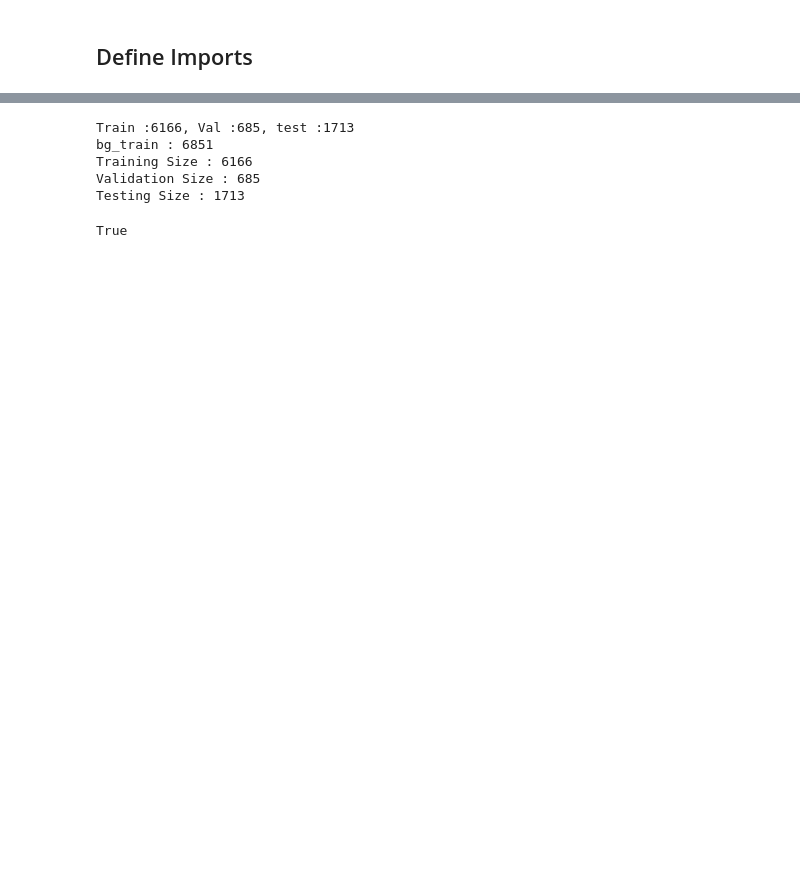
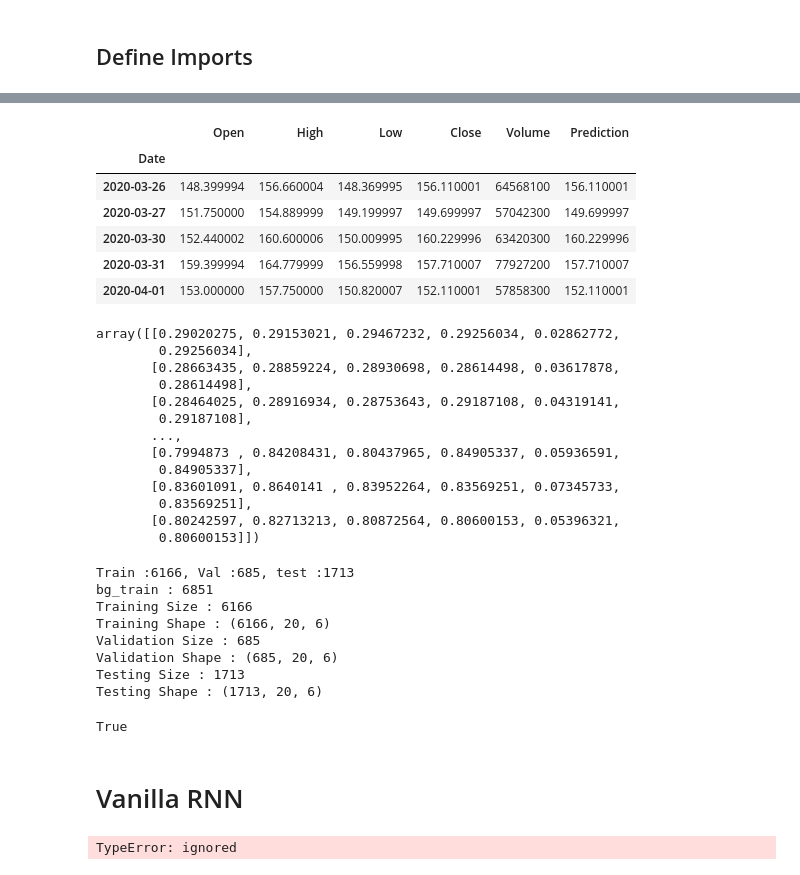
Before and after one commit to Anomaly1702/Ass3_Rnn, a Jupyter notebook: ASS3_RNN.ipynb, the cells around one changed output, grey strips where cells are left out. Cells and saved outputs as stored; diff of their text form; code cells hidden in the pictures; blank space fills up the shorter version.

```diff
--- a/ASS3_RNN.ipynb
+++ b/ASS3_RNN.ipynb
@@ -135,10 +131,64 @@ class Basenet():
+# %%
+# # Indexing Batches
+# train_df = df.sort_values(by=['Date']).copy()
+filtered_df = MSFT.copy()
+# Removing Adjusted Close Column
+filtered_df = filtered_df.drop([ 'Adj Close'], axis=1)
+filtered_df['Prediction'] = filtered_df['Close']
+# Print the tail of the dataframe
+display(filtered_df.tail())
+
+#Using Min-Max scaling to make data more uniform
+
+# Get the number of rows in the data
+# nrows = data_filtered.shape[0]
+
+# # Convert the data to numpy values
+# np_data_unscaled = np.array(data_filtered)
+# np_data = np.reshape(np_data_unscaled, (nrows, -1))
+# print(np_data.shape)
+
+# Transform the data by scaling each feature to a range between 0 and 1
+scaler = MinMaxScaler()
+data_scaled = scaler.fit_transform(filtered_df)
+display(data_scaled[7500:,:])
+# Creating a separate scaler that works on a single column for scaling predictions
+scaler_pred = MinMaxScaler()
+df_Close = pd.DataFrame(filtered_df['Close'])
+np_Close_scaled = scaler_pred.fit_transform(df_Close)
+# %% [output]
+|  | Open | High | Low | Close | Volume | Prediction |
+| Date |  |  |  |  |  |  |
+| 2020-03-26 | 148.399994 | 156.660004 | 148.369995 | 156.110001 | 64568100 | 156.110001 |
+| 2020-03-27 | 151.750000 | 154.889999 | 149.199997 | 149.699997 | 57042300 | 149.699997 |
+| 2020-03-30 | 152.440002 | 160.600006 | 150.009995 | 160.229996 | 63420300 | 160.229996 |
+| 2020-03-31 | 159.399994 | 164.779999 | 156.559998 | 157.710007 | 77927200 | 157.710007 |
+| 2020-04-01 | 153.000000 | 157.750000 | 150.820007 | 152.110001 | 57858300 | 152.110001 |
+array([[0.29020275, 0.29153021, 0.29467232, 0.29256034, 0.02862772,
+        0.29256034],
+       [0.28663435, 0.28859224, 0.28930698, 0.28614498, 0.03617878,
+        0.28614498],
+       [0.28464025, 0.28916934, 0.28753643, 0.29187108, 0.04319141,
+        0.29187108],
+       ...,
+       [0.7994873 , 0.84208431, 0.80437965, 0.84905337, 0.05936591,
+        0.84905337],
+       [0.83601091, 0.8640141 , 0.83952264, 0.83569251, 0.07345733,
+        0.83569251],
+       [0.80242597, 0.82713213, 0.80872564, 0.80600153, 0.05396321,
+        0.80600153]])
 # %%
-l = Basenet()
-l.split_data(MSFT, 20,.2)
+# l = Basenet()
+# l.split_data(data_scaled, 20,.2)
 # %% [output]
 Train :6166, Val :685, test :1713
 bg_train : 6851
 Training Size : 6166
+Training Shape : (6166, 20, 6)
 Validation Size : 685
+Validation Shape : (685, 20, 6)
 Testing Size : 1713
+Testing Shape : (1713, 20, 6)
 True
+# %% [markdown]
+# Vanilla RNN
@@ -144,0 +238,17 @@ True
+# %%
+lstm = LSTM()
+lstm.split_data(data_scaled, 20,.2)
+lstm_model = lstm.LSTM_model()
+history = lstm.train()
+# Plot training & validation loss values
+fig, ax = plt.subplots(figsize=(16, 5), sharex=True)
+sns.lineplot(data=history.history["loss"])
+plt.title("Model loss")
+plt.ylabel("Loss")
+plt.xlabel("Epoch")
+ax.xaxis.set_major_locator(plt.MaxNLocator(epochs))
+plt.legend(["Train", "Test"], loc="upper left")
+plt.grid()
+plt.show()
+# %% [output]
+TypeError: ignored
```
Also changed, not shown: parts of 9 cells of this notebook.
